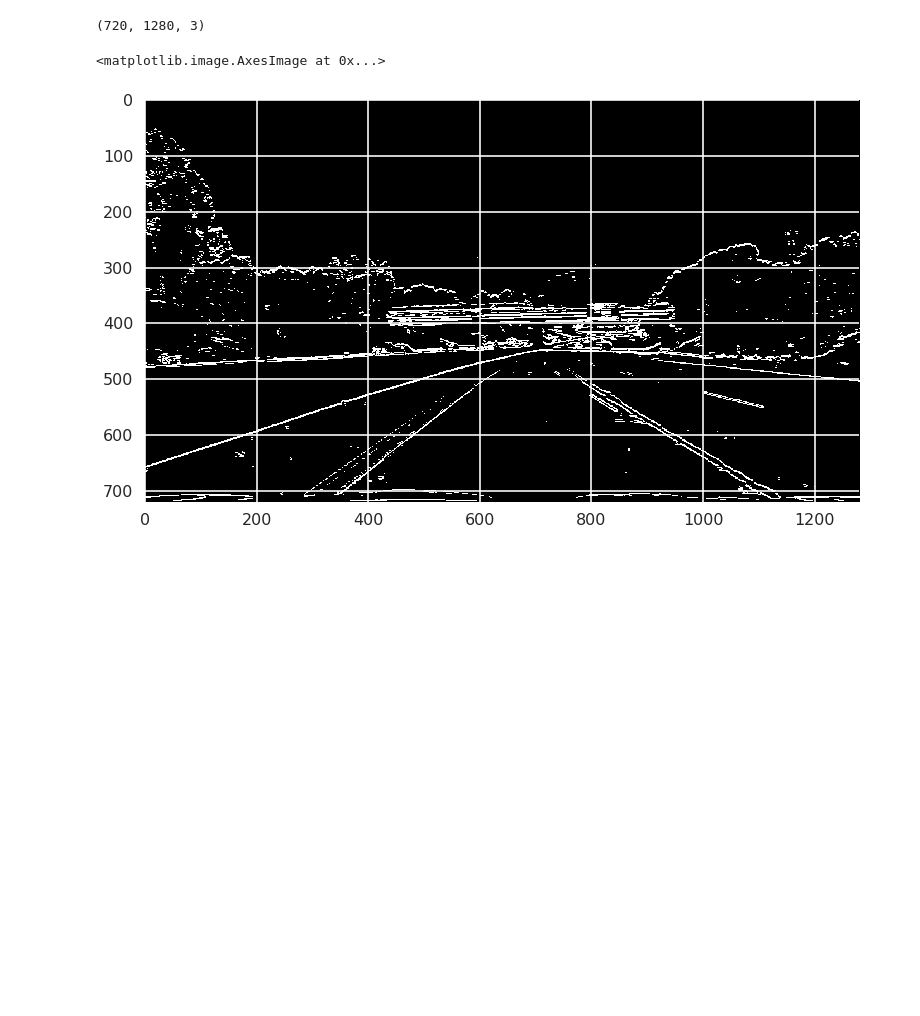
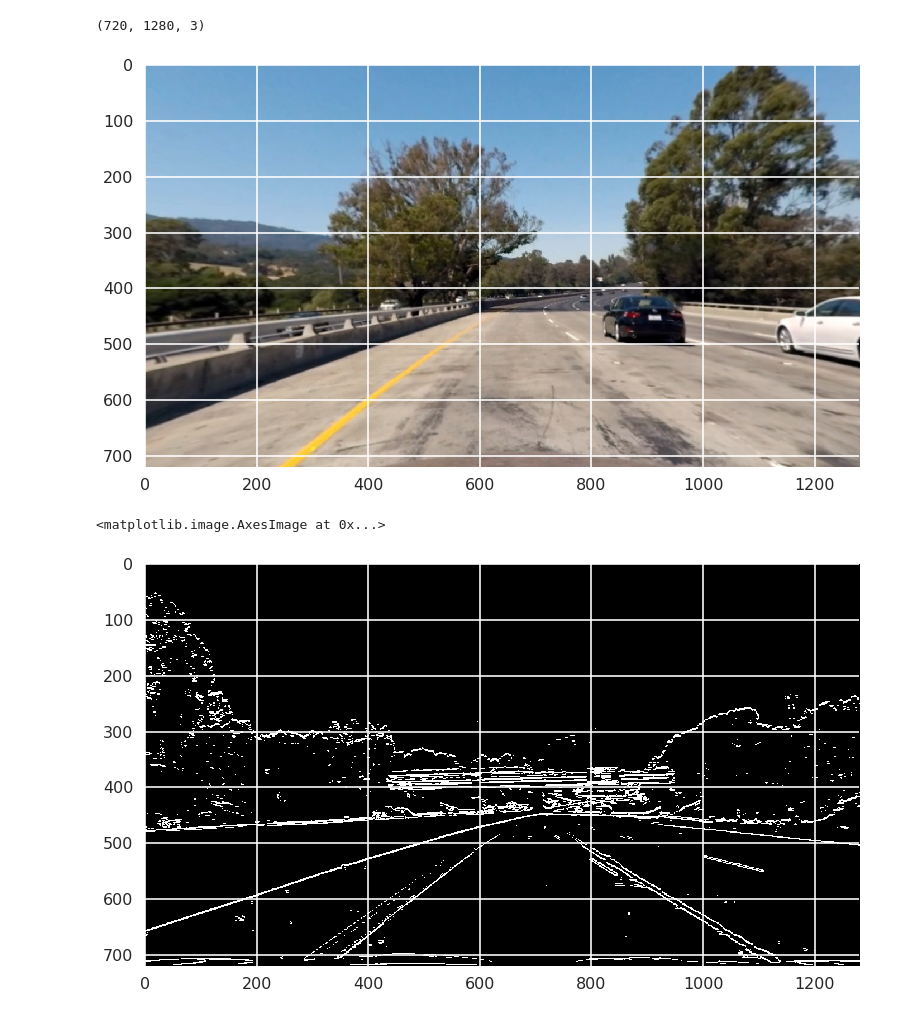
Before and after one commit to DrClick/SDC, a Jupyter notebook: sdc/project_4/cnd-all/project_pipeline.ipynb, the cells around one changed output. Drawn from its saved outputs; the diff is of its cells as text; code cells hidden in the pictures; blank space fills up the shorter version.

```diff
--- a/sdc/project_4/cnd-all/project_pipeline.ipynb
+++ b/sdc/project_4/cnd-all/project_pipeline.ipynb
@@ -34,6 +33,10 @@ def undistort(img):
     return cv2.undistort(img, mtx, dist, None, mtx)
 # %%
 img = undistort(img)
+plt.imshow(img)
+imsave("pipeline_undistorted.jpg", img)
+# %% [output]
+[figure, added]
 # %%
 def abs_sobel_thresh(img, orient='x', thresh_min=0, thresh_max=255, sobel_kernel=3):
 
```
Also changed, not shown: parts of 2 cells of this notebook, 1 other file.
